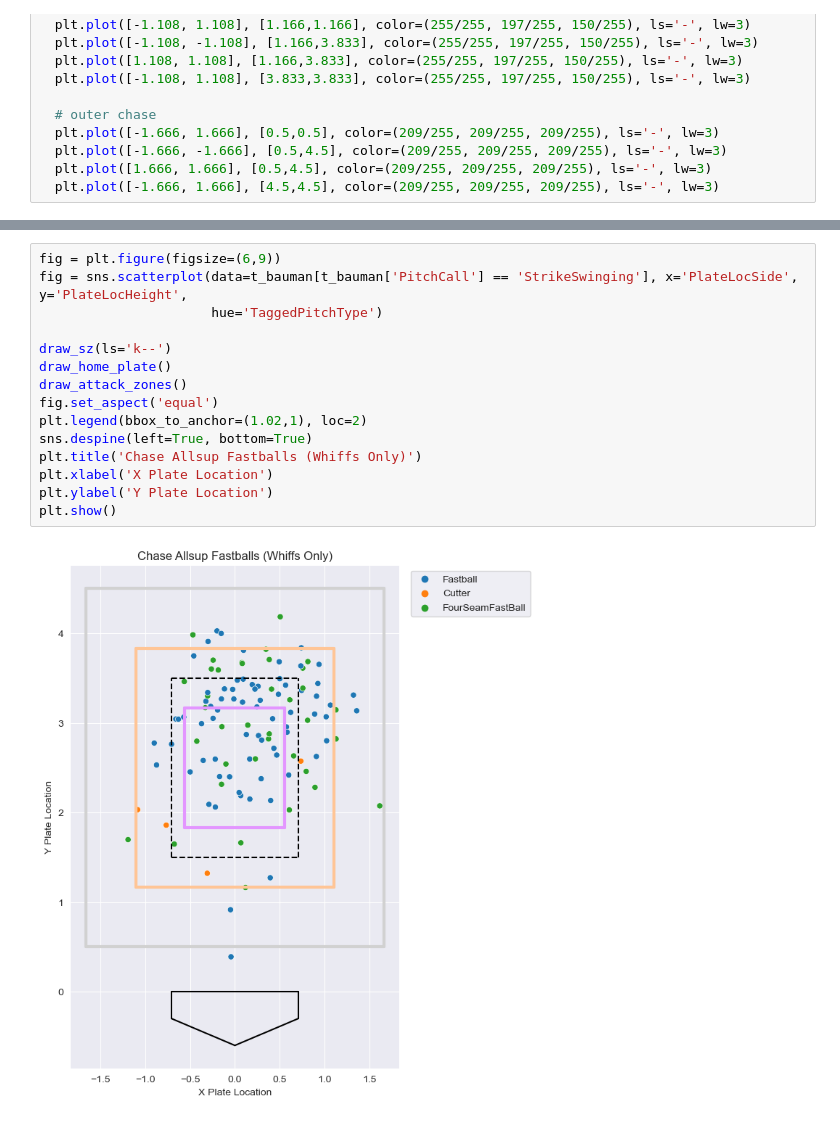
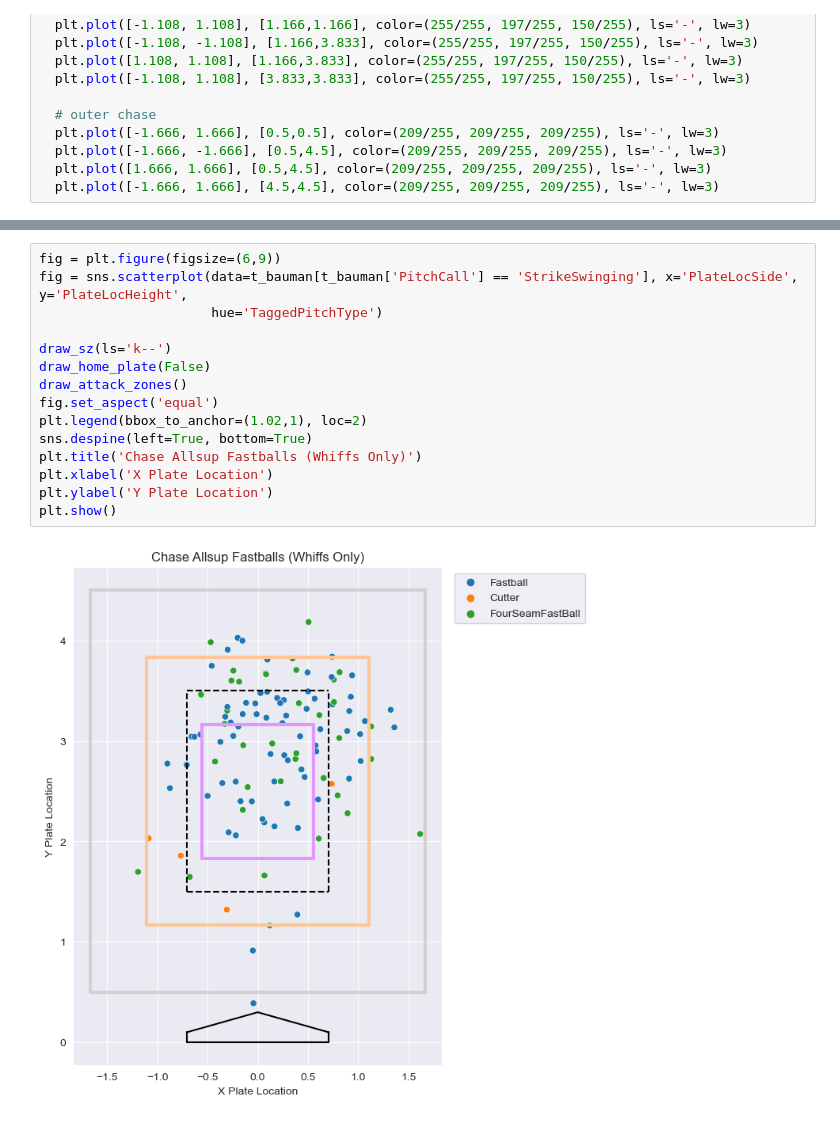
Before and after one commit to charlesbenfer/stuff_plus, a Jupyter notebook: case_studies/best_fastballs.ipynb, the cells around one changed output, grey strips where cells are left out. Drawn from its saved outputs; the diff is of its cells as text.

Commit message:
Updated some figures

```diff
--- a/case_studies/best_fastballs.ipynb
+++ b/case_studies/best_fastballs.ipynb
@@ -182,17 +192,17 @@ plt.show()
 # %%
 fig = plt.figure(figsize=(6,9))
 fig = sns.scatterplot(data=t_bauman[t_bauman['PitchCall'] == 'StrikeSwinging'], x='PlateLocSide', y='PlateLocHeight',
                       hue='TaggedPitchType')
 
 draw_sz(ls='k--')
-draw_home_plate()
+draw_home_plate(False)
 draw_attack_zones()
 fig.set_aspect('equal')
 plt.legend(bbox_to_anchor=(1.02,1), loc=2)
 sns.despine(left=True, bottom=True)
 plt.title('Chase Allsup Fastballs (Whiffs Only)')
 plt.xlabel('X Plate Location')
 plt.ylabel('Y Plate Location')
 plt.show()
 # %% [output]
-[figure, old version]
+[figure, new version]
```
Also changed, not shown: parts of 2 cells of this notebook, 8 other files.
